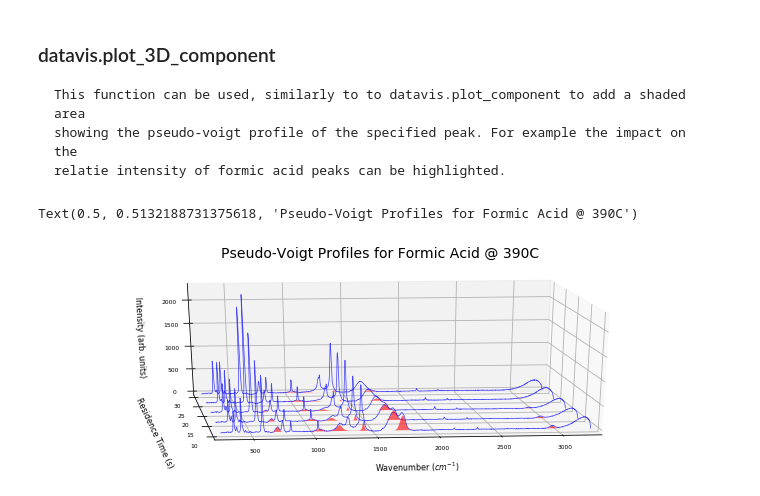
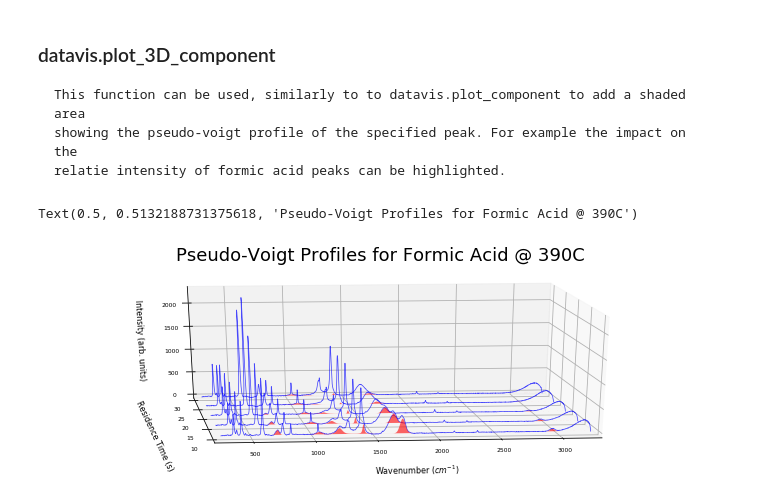
Before and after one commit to raman-noodles/raman-spectra-decomp-analysis, a Jupyter notebook: examples/datavis_example.ipynb, the cells around one changed output. Drawn from its saved outputs; the diff is of its cells as text; code cells hidden in the pictures.

```diff
--- a/examples/datavis_example.ipynb
+++ b/examples/datavis_example.ipynb
@@ -137,18 +137,18 @@ fig, ax = datavis.plot_temp('../ramandecompy/tests/test_files/datavis_example_da
 # %%
 hdf5_filename = '../ramandecompy/tests/test_files/datavis_example_data.hdf5'
 temp = 390
 
 # plot all spectra saved within the hdf5 file for a specified temperature (390C)
 fig, ax = datavis.plot_temp(hdf5_filename, temp)
 # plot the components that are from formic acid
 datavis.plot_3D_component(ax, hdf5_filename, temp, 6)
 datavis.plot_3D_component(ax, hdf5_filename, temp, 10)
 datavis.plot_3D_component(ax, hdf5_filename, temp, 11)
 datavis.plot_3D_component(ax, hdf5_filename, temp, 16)
 datavis.plot_3D_component(ax, hdf5_filename, temp, 18)
 datavis.plot_3D_component(ax, hdf5_filename, temp, 21)
 # add a custom plot title
-ax.set_title('Pseudo-Voigt Profiles for Formic Acid @ 390C', fontsize=14, pad=100)
+ax.set_title('Pseudo-Voigt Profiles for Formic Acid @ 390C', fontsize=18, pad=100)
 # %% [output]
 Text(0.5, 0.5132188731375618, 'Pseudo-Voigt Profiles for Formic Acid @ 390C')
-[figure, old version]
+[figure, new version]
```
Also changed, not shown: 1 other file.
